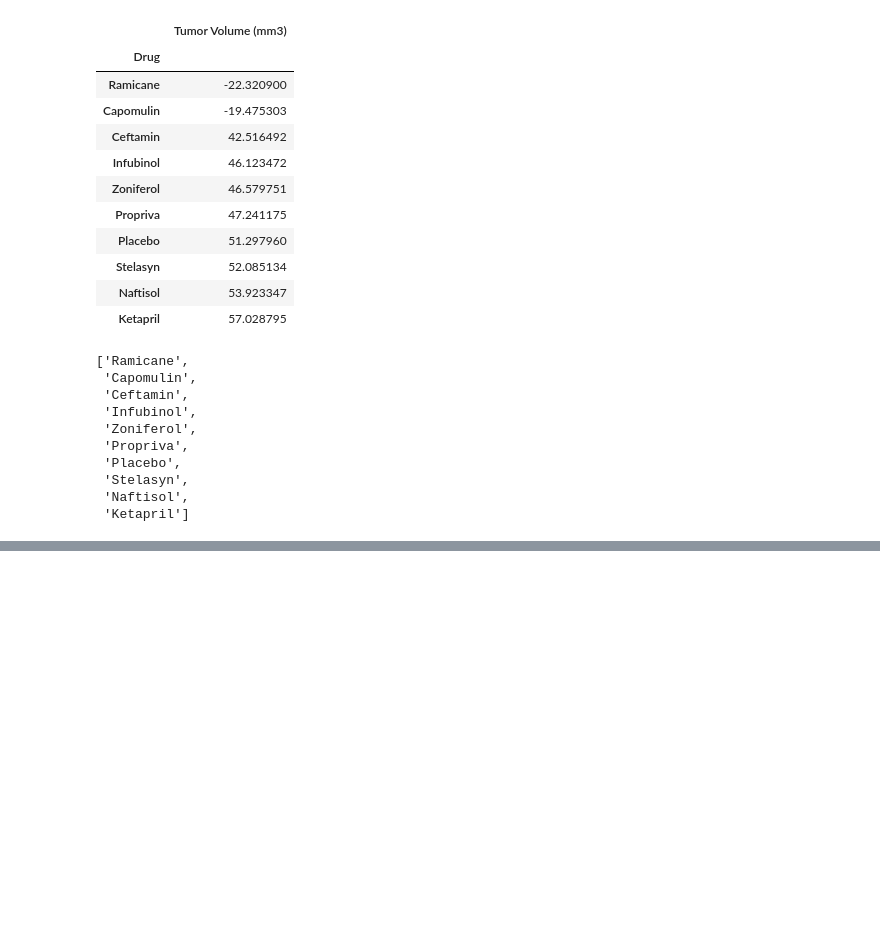
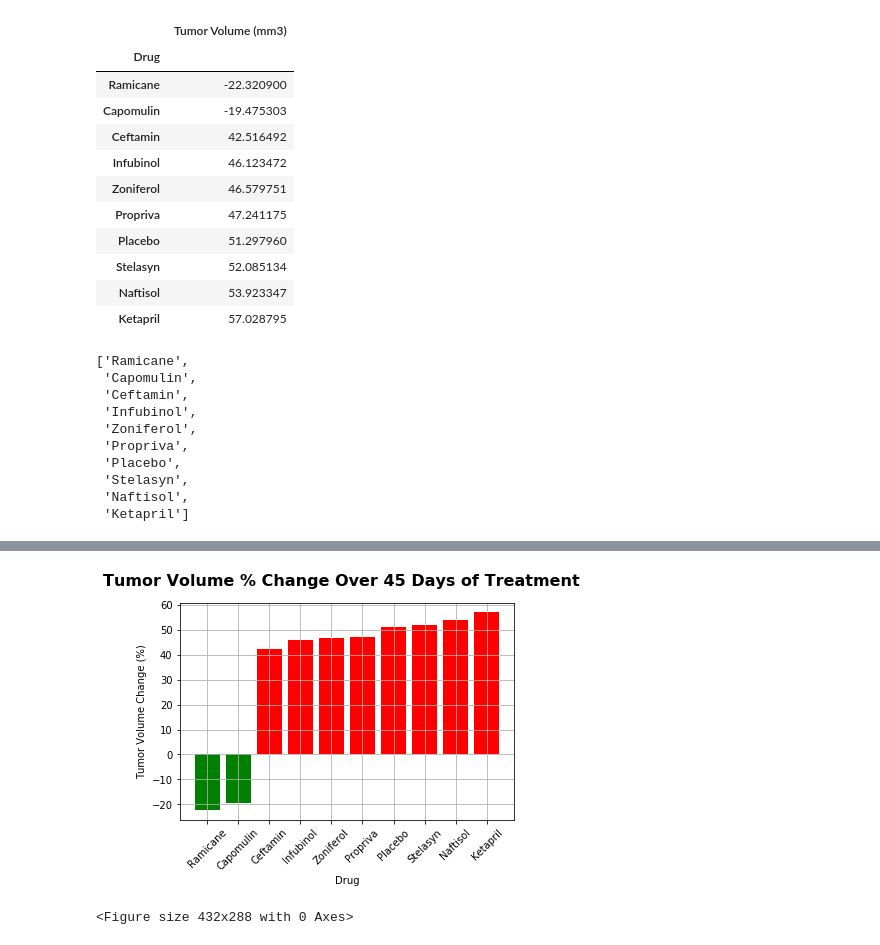
Before and after one commit to JosefinaAureaAmaro/02_Python_Matplotlib, a Jupyter notebook: Pymaceuticals_pymaceuticals_starter.ipynb, the cells around one changed output, grey strips where cells are left out. Saved outputs shown, nothing was run; the diff lists cells and outputs as text; code cells hidden in the pictures; blank space fills up the shorter version.

Commit message:
completed summary chart and adding saved png chart images

```diff
--- a/Pymaceuticals_pymaceuticals_starter.ipynb
+++ b/Pymaceuticals_pymaceuticals_starter.ipynb
@@ -401,0 +352,32 @@ plt.show()
+# %%
+#create x & y axis to plot
+success_x_axis = successful_pivot.index.to_list()
+success_y_axis = successful_pivot['Tumor Volume (mm3)'].to_list()
+
+failed_x_axis = failed_pivot.index.to_list()
+failed_y_axis = failed_pivot['Tumor Volume (mm3)'].to_list()
+# %%
+fig, ax = plt.subplots()
+
+# Orient widths. Add labels, tick marks, etc.
+fig.suptitle('Tumor Volume % Change Over 45 Days of Treatment',fontsize = 16, fontweight = 'bold')
+ax.set_ylabel('Tumor Volume Change (%)')
+ax.set_xlabel('Drug')
+ax.autoscale()
+ax.use_sticky_edges = False
+
+plt.xticks(rotation = 45)
+
+# Call functions to implement the function calls
+ax1 = ax.bar(success_x_axis,success_y_axis, color = 'green')
+ax2 = ax.bar(failed_x_axis,failed_y_axis, color= 'red' )
+
+# Show the Figure
+plt.grid()
+plt.show()
+
+# Save the Figure
+plt.savefig('Drug_Success_Rate.png',dpi=100)
+# %% [output]
+[figure, added]
+<Figure size 432x288 with 0 Axes>
```
Also changed, not shown: parts of 5 cells of this notebook, 3 other files.
